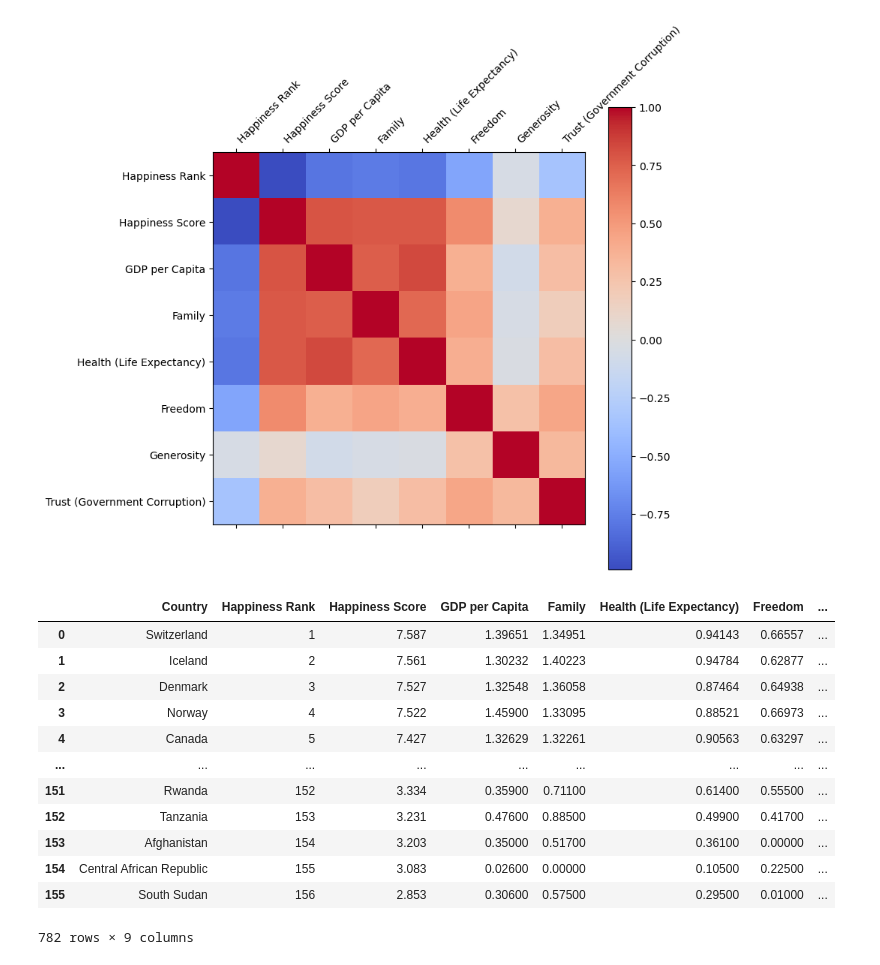
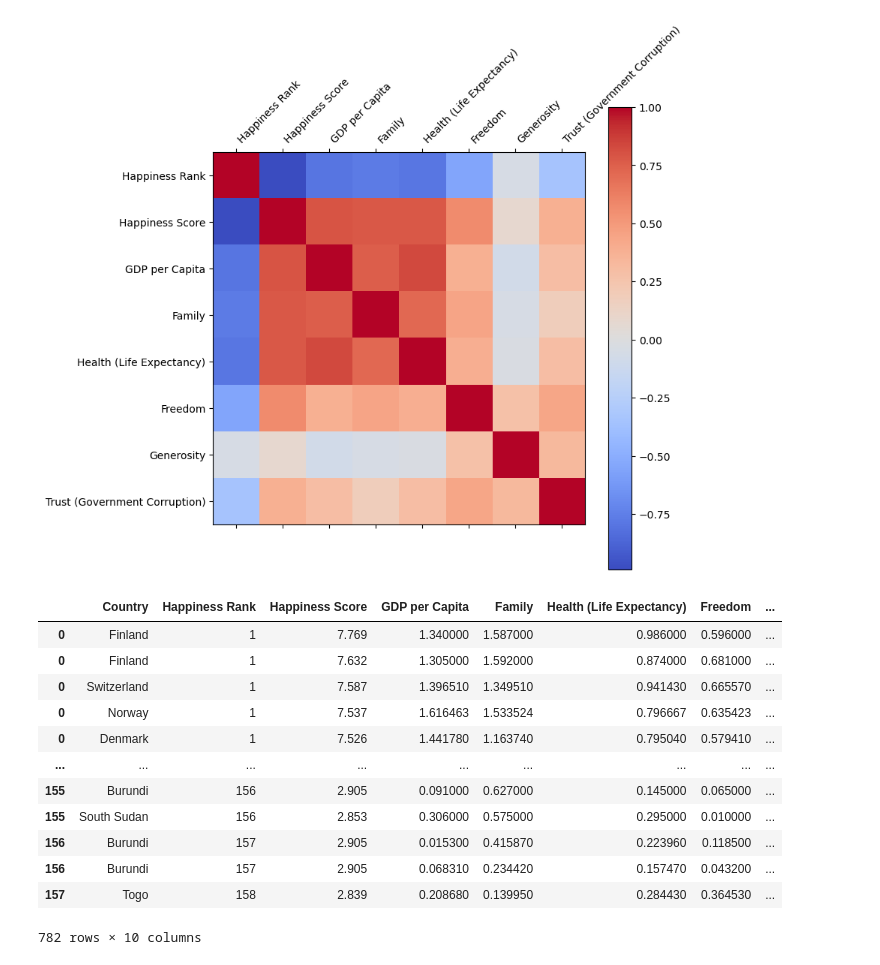
Before and after one commit to speedsk8103/project_1_group_4, a Jupyter notebook: project_1_irena.ipynb, the cells around one changed output. Saved outputs shown, nothing was run; the diff lists cells and outputs as text; code cells hidden in the pictures.

```diff
--- a/project_1_irena.ipynb
+++ b/project_1_irena.ipynb
@@ -570,19 +571,27 @@ plt.show()
 # %%
 ## Combine all the data into one dataframe
 
+happiness_2015_df = happiness_2015_df.assign(year=2015)
+happiness_2016_df = happiness_2016_df.assign(year=2016)
+happiness_2017_df = happiness_2017_df.assign(year=2017)
+happiness_2018_df = happiness_2018_df.assign(year=2018)
+happiness_2019_df = happiness_2019_df.assign(year=2019)
+
+
 all_data_df = pd.concat([happiness_2015_df, happiness_2016_df, happiness_2017_df, happiness_2018_df, happiness_2019_df])
+all_data_df = all_data_df.sort_values(["Happiness Rank", "Happiness Score"], ascending=[True, False])
 all_data_df
 # %% [output]
 |  | Country | Happiness Rank | Happiness Score | GDP per Capita | Family | Health (Life Expectancy) | Freedom | ... |
-| 0 | Switzerland | 1 | 7.587 | 1.39651 | 1.34951 | 0.94143 | 0.66557 | ... |
-| 1 | Iceland | 2 | 7.561 | 1.30232 | 1.40223 | 0.94784 | 0.62877 | ... |
-| 2 | Denmark | 3 | 7.527 | 1.32548 | 1.36058 | 0.87464 | 0.64938 | ... |
-| 3 | Norway | 4 | 7.522 | 1.45900 | 1.33095 | 0.88521 | 0.66973 | ... |
-| 4 | Canada | 5 | 7.427 | 1.32629 | 1.32261 | 0.90563 | 0.63297 | ... |
+| 0 | Finland | 1 | 7.769 | 1.340000 | 1.587000 | 0.986000 | 0.596000 | ... |
+| 0 | Finland | 1 | 7.632 | 1.305000 | 1.592000 | 0.874000 | 0.681000 | ... |
+| 0 | Switzerland | 1 | 7.587 | 1.396510 | 1.349510 | 0.941430 | 0.665570 | ... |
+| 0 | Norway | 1 | 7.537 | 1.616463 | 1.533524 | 0.796667 | 0.635423 | ... |
+| 0 | Denmark | 1 | 7.526 | 1.441780 | 1.163740 | 0.795040 | 0.579410 | ... |
 | ... | ... | ... | ... | ... | ... | ... | ... | ... |
-| 151 | Rwanda | 152 | 3.334 | 0.35900 | 0.71100 | 0.61400 | 0.55500 | ... |
-| 152 | Tanzania | 153 | 3.231 | 0.47600 | 0.88500 | 0.49900 | 0.41700 | ... |
-| 153 | Afghanistan | 154 | 3.203 | 0.35000 | 0.51700 | 0.36100 | 0.00000 | ... |
-| 154 | Central African Republic | 155 | 3.083 | 0.02600 | 0.00000 | 0.10500 | 0.22500 | ... |
-| 155 | South Sudan | 156 | 2.853 | 0.30600 | 0.57500 | 0.29500 | 0.01000 | ... |
+| 155 | Burundi | 156 | 2.905 | 0.091000 | 0.627000 | 0.145000 | 0.065000 | ... |
+| 155 | South Sudan | 156 | 2.853 | 0.306000 | 0.575000 | 0.295000 | 0.010000 | ... |
+| 156 | Burundi | 157 | 2.905 | 0.015300 | 0.415870 | 0.223960 | 0.118500 | ... |
+| 156 | Burundi | 157 | 2.905 | 0.068310 | 0.234420 | 0.157470 | 0.043200 | ... |
+| 157 | Togo | 158 | 2.839 | 0.208680 | 0.139950 | 0.284430 | 0.364530 | ... |
-782 rows × 9 columns
+782 rows × 10 columns
```
Also changed, not shown: parts of 3 cells of this notebook, 1 other file.
